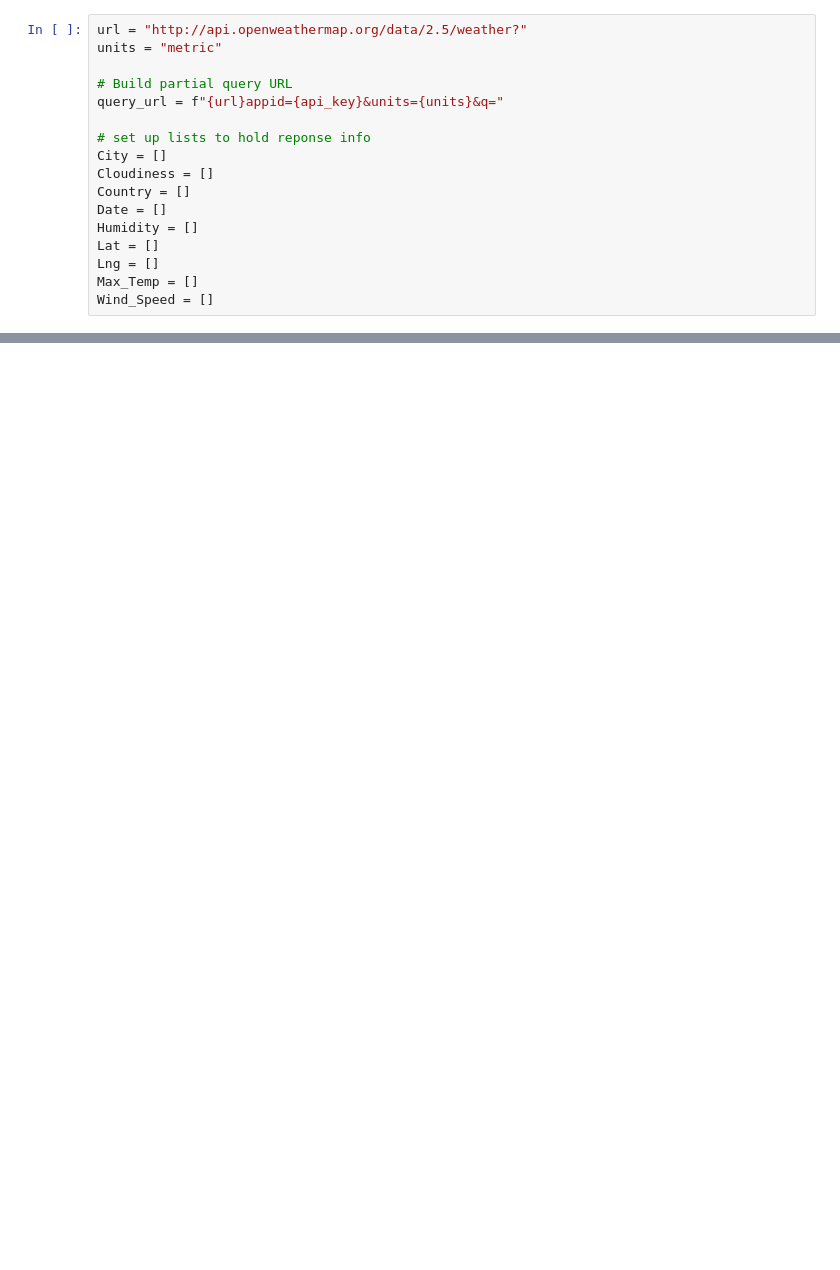
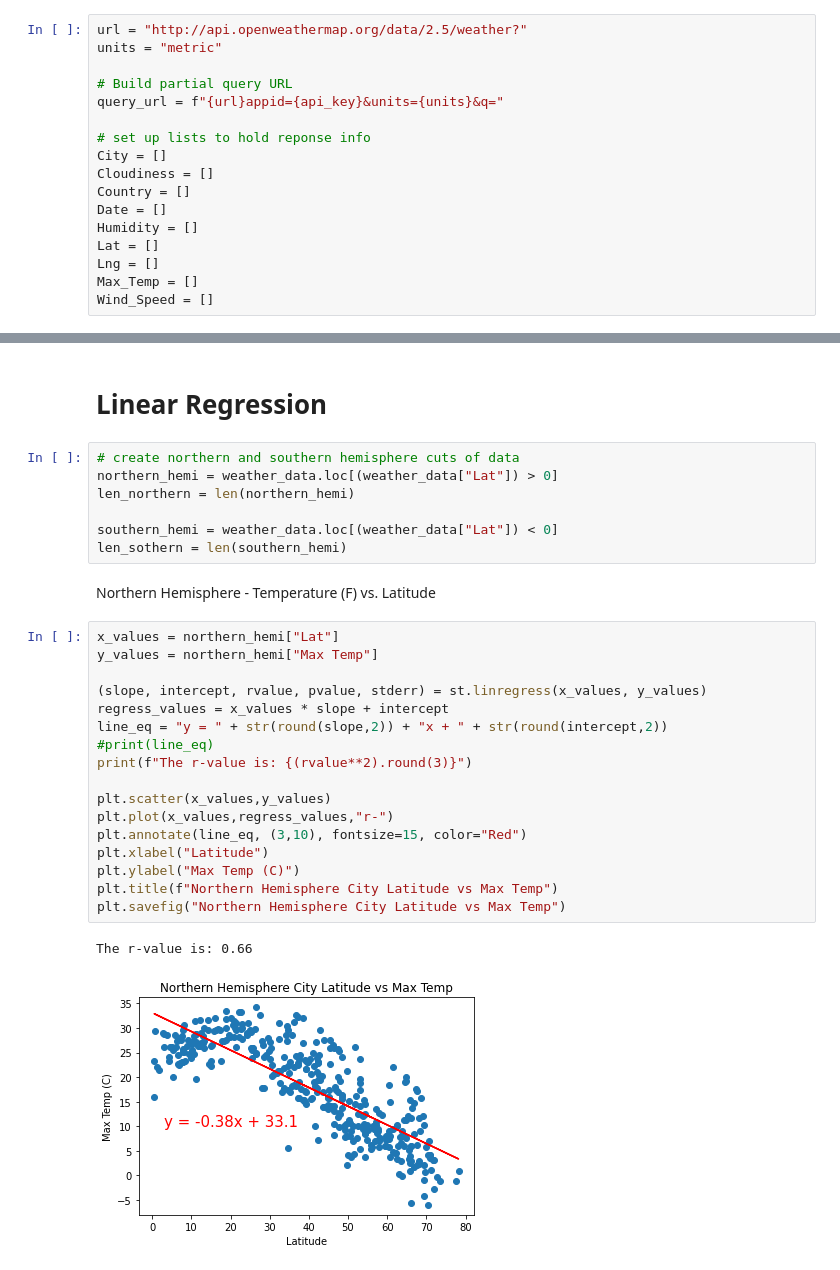
Before and after one commit to joeq94/Python-API-Challenge, a Jupyter notebook: Weather.Py.ipynb, the cells around one changed output, grey strips where cells are left out. Cells and saved outputs as stored; diff of their text form; blank space fills up the shorter version.

```diff
--- a/Weather.Py.ipynb
+++ b/Weather.Py.ipynb
@@ -159,0 +210,31 @@ plt.show()
+# %% [markdown]
+# Linear Regression
+# %%
+# create northern and southern hemisphere cuts of data
+northern_hemi = weather_data.loc[(weather_data["Lat"]) > 0]
+len_northern = len(northern_hemi)
+
+southern_hemi = weather_data.loc[(weather_data["Lat"]) < 0]
+len_sothern = len(southern_hemi)
+# %% [markdown]
+Northern Hemisphere - Temperature (F) vs. Latitude
+# %%
+x_values = northern_hemi["Lat"]
+y_values = northern_hemi["Max Temp"]
+
+(slope, intercept, rvalue, pvalue, stderr) = st.linregress(x_values, y_values)
+regress_values = x_values * slope + intercept
+line_eq = "y = " + str(round(slope,2)) + "x + " + str(round(intercept,2))
+#print(line_eq)
+print(f"The r-value is: {(rvalue**2).round(3)}")
+
+plt.scatter(x_values,y_values)
+plt.plot(x_values,regress_values,"r-")
+plt.annotate(line_eq, (3,10), fontsize=15, color="Red")
+plt.xlabel("Latitude")
+plt.ylabel("Max Temp (C)")
+plt.title(f"Northern Hemisphere City Latitude vs Max Temp")
+plt.savefig("Northern Hemisphere City Latitude vs Max Temp")
+# %% [output]
+The r-value is: 0.66
+[figure, added]
```
Also changed, not shown: parts of 24 cells of this notebook, 11 other files.
